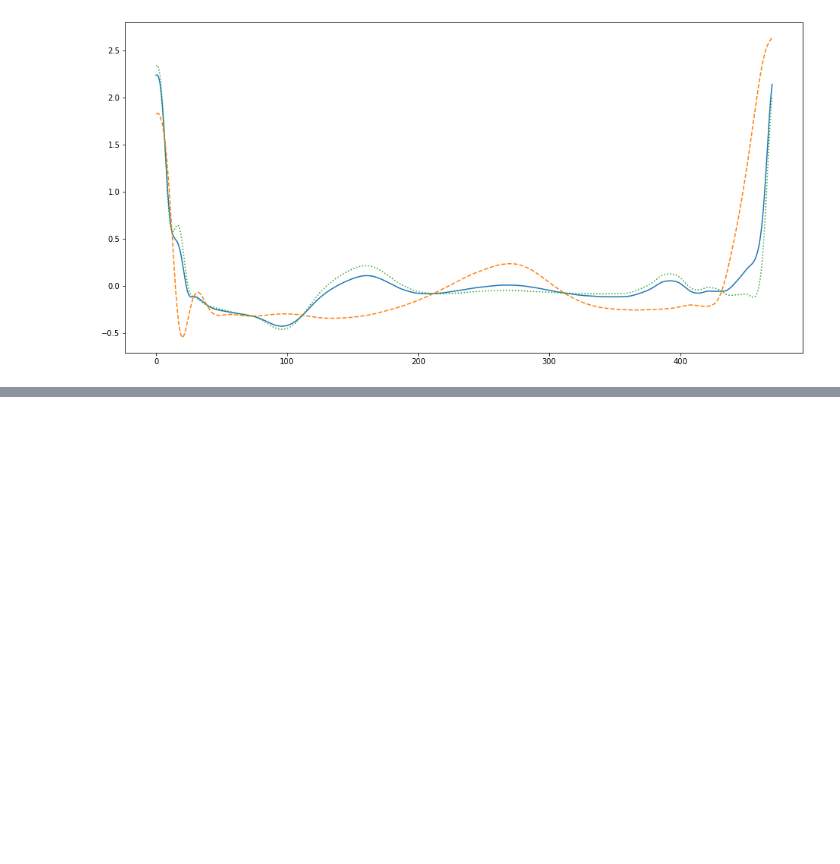
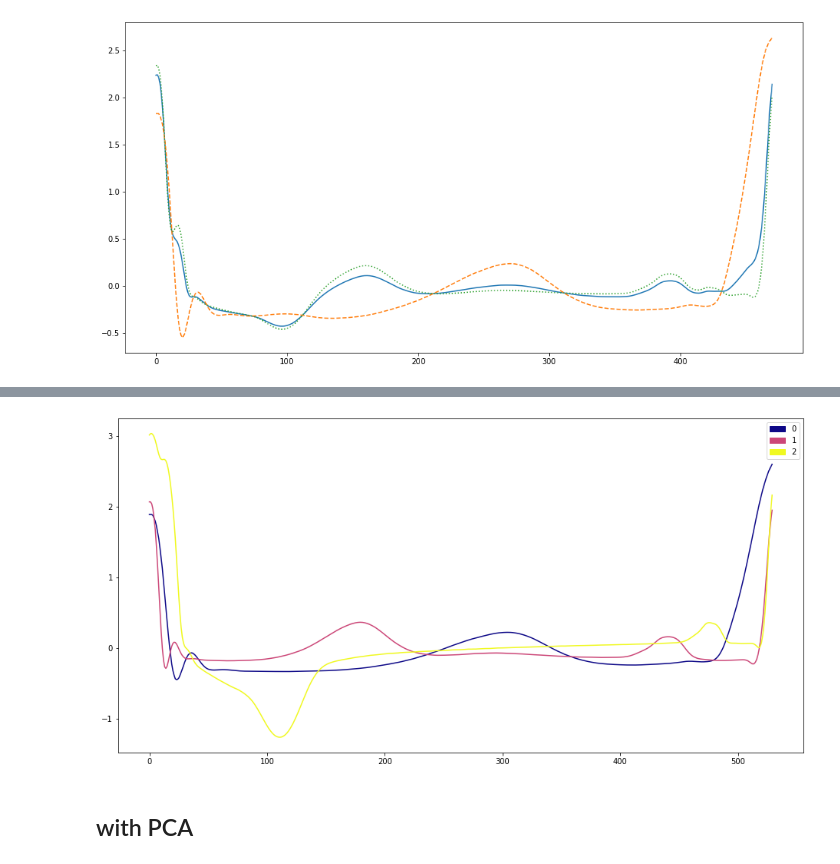
Before and after one commit to ArneKramerSunderbrink/functional_data_hmm, a Jupyter notebook: exploration.ipynb, the cells around one changed output, grey strips where cells are left out. Cells and saved outputs as stored; diff of their text form; code cells hidden in the pictures; blank space fills up the shorter version.

```diff
--- a/exploration.ipynb
+++ b/exploration.ipynb
@@ -556,0 +583,32 @@ print(pca.explained_variance_ratio_[1])
+# %%
+#record_nr = 115
+#record_nr = 122
+record_nr = 119
+
+record = wfdb.rdrecord('data/MIT_BIH_Arrhythmia_Database/{}'.format(record_nr))
+annotation = wfdb.rdann('data/MIT_BIH_Arrhythmia_Database/{}'.format(record_nr), 'atr')
+symbols = np.asarray(annotation.symbol, dtype=object)
+cuts = annotation.sample[np.logical_or(symbols == 'N', symbols == 'V')]
+max_data_len = max(cuts[1:] - cuts[:-1])
+data = np.array([
+    np.interp(
+        np.linspace(0, 1, max_data_len),
+        np.linspace(0, 1, cuts[i+1]-cuts[i]),
+        record.p_signal[cuts[i]:cuts[i+1], 0])
+    for i in range(len(cuts)-1)
+])
+data = (data - data.sum(axis=1)[:, None]/max_data_len)  # vertical align
+mean = data.mean(axis=0)
+x = data - mean
+# %%
+kmeans = sklearn.cluster.KMeans(3).fit(x)
+# %%
+cmap = plt.cm.get_cmap('plasma', kmeans.n_clusters)
+for c in range(kmeans.n_clusters):
+    plt.plot(kmeans.cluster_centers_[c] + mean, color=cmap(c))
+plt.legend([Patch(color=cmap(c)) for c in range(kmeans.n_clusters)], range(kmeans.n_clusters))
+pass
+# %% [output]
+[figure, added]
+# %% [markdown]
+## with PCA
```
Also changed, not shown: parts of 21 cells of this notebook.
